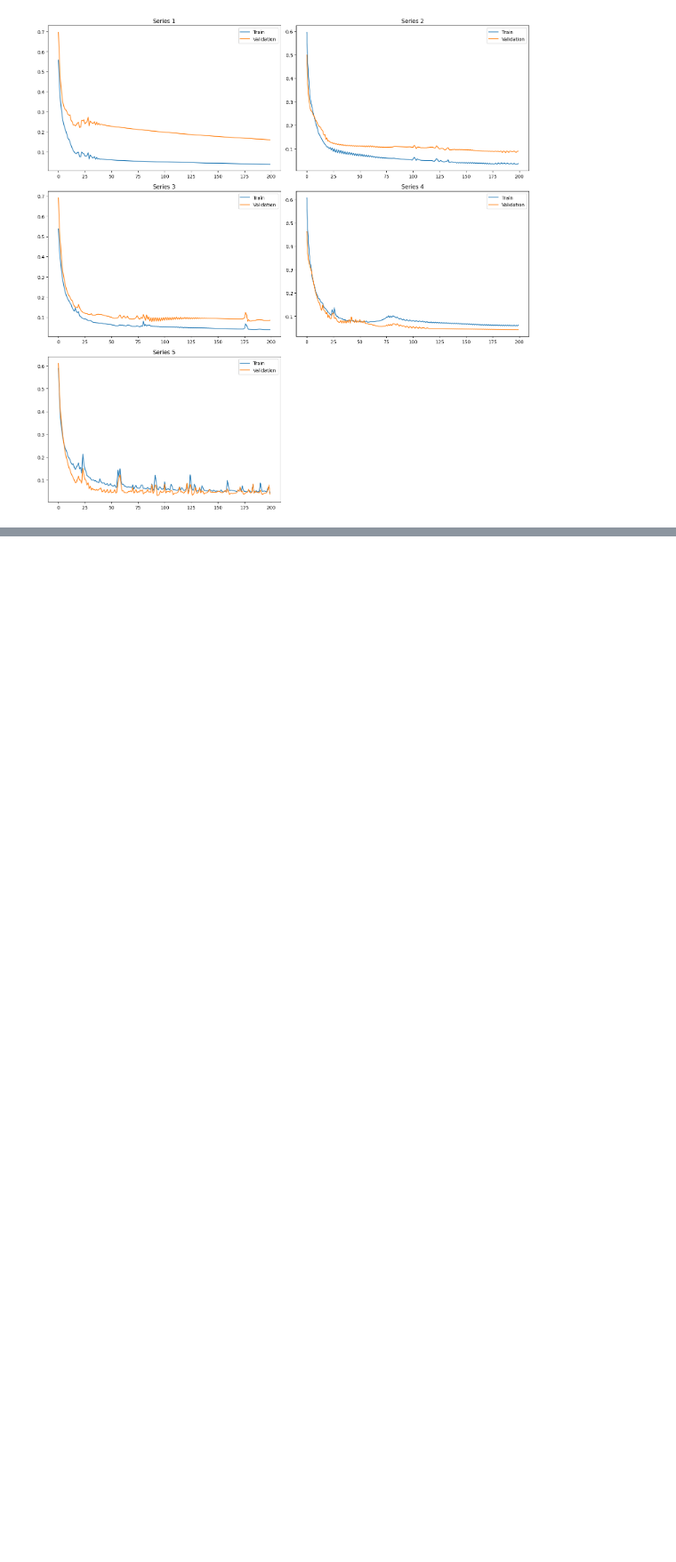
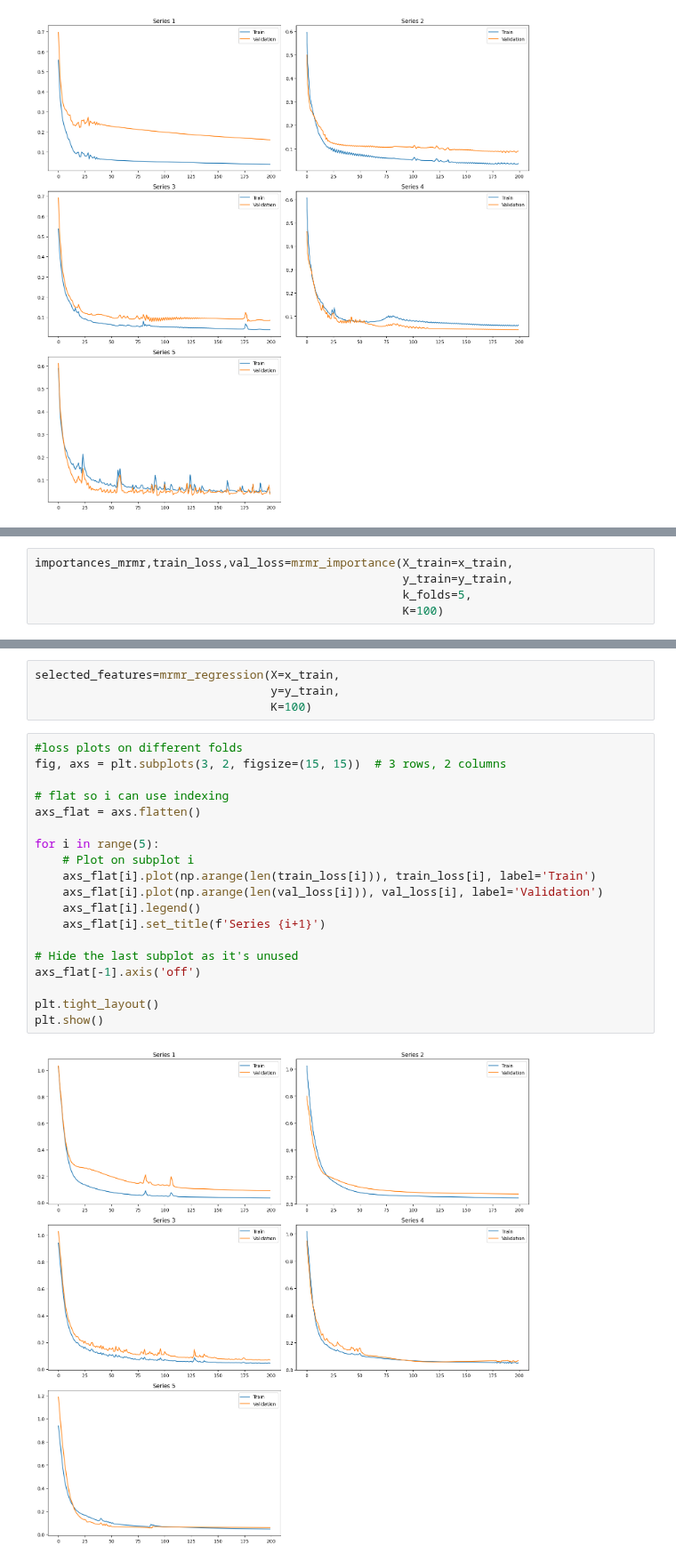
Before and after one commit to Lucas-ZR/datahow-thesis-feup, a Jupyter notebook: torch_perm_imp_reg.ipynb, the cells around one changed output, grey strips where cells are left out. Shown at 89% size. Saved outputs shown, nothing was run; the diff lists cells and outputs as text; blank space fills up the shorter version.

```diff
--- a/torch_perm_imp_reg.ipynb
+++ b/torch_perm_imp_reg.ipynb
@@ -418,0 +476,5 @@ plt.show()
+# %%
+importances_mrmr,train_loss,val_loss=mrmr_importance(X_train=x_train,
+                                                     y_train=y_train,
+                                                     k_folds=5,
+                                                     K=100)
@@ -418,0 +490,25 @@ plt.show()
+# %%
+selected_features=mrmr_regression(X=x_train,
+                                  y=y_train,
+                                  K=100)
+# %%
+#loss plots on different folds
+fig, axs = plt.subplots(3, 2, figsize=(15, 15))  # 3 rows, 2 columns
+
+# flat so i can use indexing
+axs_flat = axs.flatten()
+
+for i in range(5):
+    # Plot on subplot i
+    axs_flat[i].plot(np.arange(len(train_loss[i])), train_loss[i], label='Train')
+    axs_flat[i].plot(np.arange(len(val_loss[i])), val_loss[i], label='Validation')
+    axs_flat[i].legend()
+    axs_flat[i].set_title(f'Series {i+1}')
+
+# Hide the last subplot as it's unused
+axs_flat[-1].axis('off')
+
+plt.tight_layout()
+plt.show()
+# %% [output]
+[figure, added]
```
Also changed, not shown: parts of 4 cells of this notebook, 1 other file.
